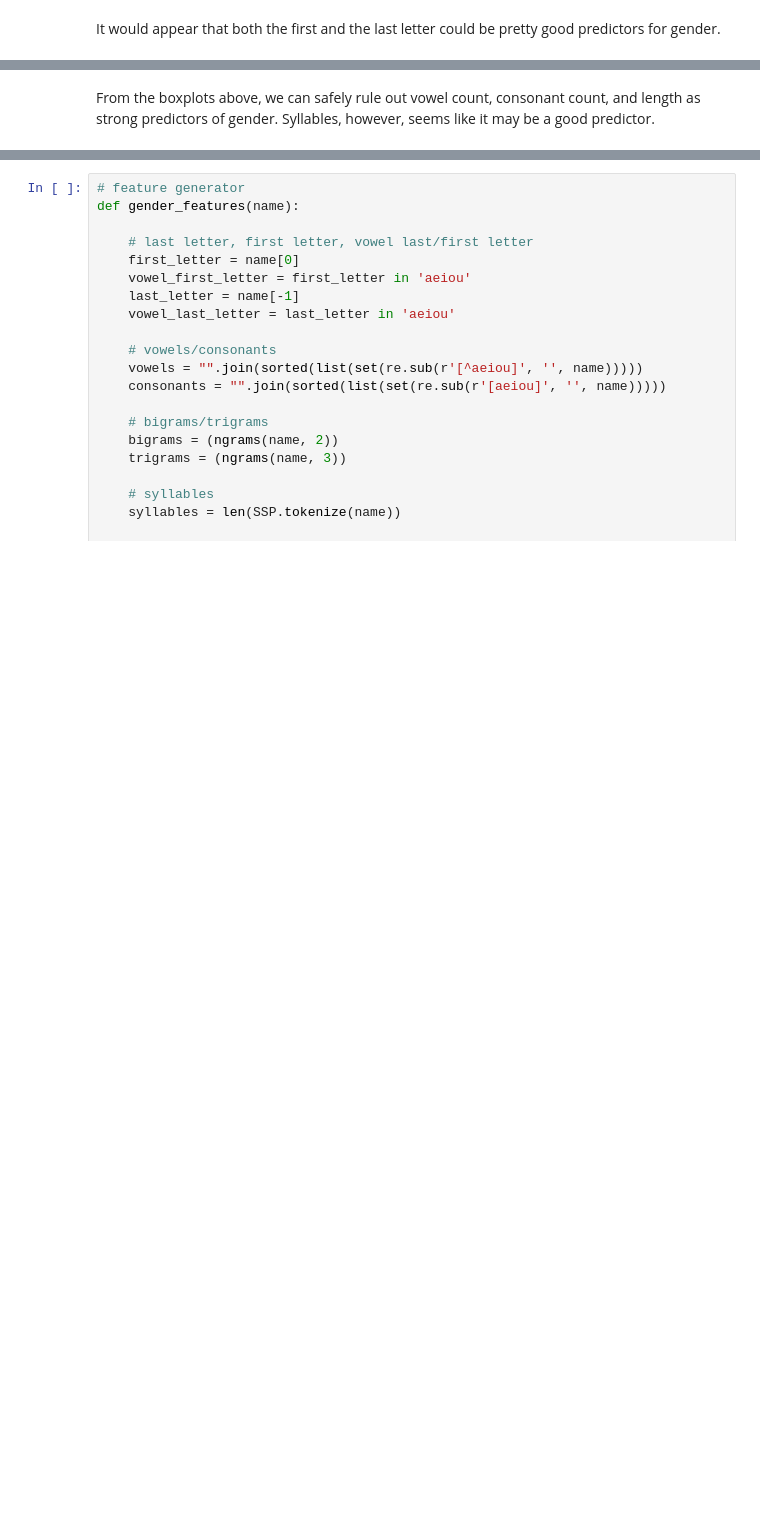
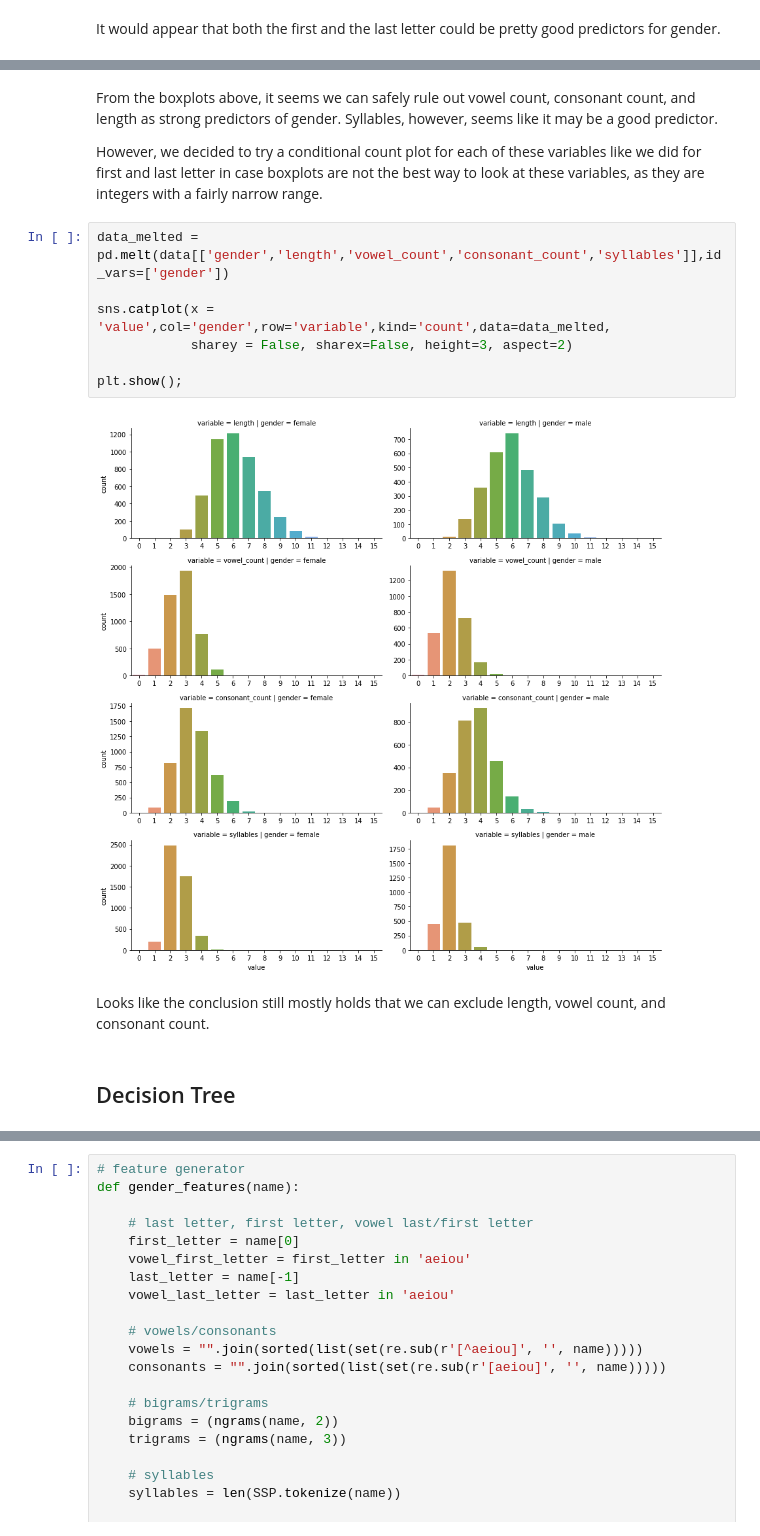
Before and after one commit to betsyrosalen/DATA620_Fall2019_Project3, a Jupyter notebook: project3.ipynb, the cells around one changed output, grey strips where cells are left out. Drawn from its saved outputs; the diff is of its cells as text; blank space fills up the shorter version.

```diff
--- a/project3.ipynb
+++ b/project3.ipynb
@@ -184,3 +191,18 @@ for var, subplot in zip(numerical_cols, ax.flatten()):
 # %% [markdown]
-From the boxplots above, we can safely rule out vowel count, consonant count, and length as strong predictors of gender.  Syllables, however, seems like it may be a good predictor.
+From the boxplots above, it seems we can safely rule out vowel count, consonant count, and length as strong predictors of gender.  Syllables, however, seems like it may be a good predictor.
+
+However, we decided to try a conditional count plot for each of these variables like we did for first and last letter in case boxplots are not the best way to look at these variables, as they are integers with a fairly narrow range.
+# %%
+data_melted = pd.melt(data[['gender','length','vowel_count','consonant_count','syllables']],id_vars=['gender'])
+
+sns.catplot(x = 'value',col='gender',row='variable',kind='count',data=data_melted,
+            sharey = False, sharex=False, height=3, aspect=2)
+
+plt.show();
+# %% [output]
+[figure, added]
+# %% [markdown]
+Looks like the conclusion still mostly holds that we can exclude length, vowel count, and consonant count.
+# %% [markdown]
+## Decision Tree
 # %% [markdown]
```
Also changed, not shown: parts of 83 cells of this notebook, 1 other file.
